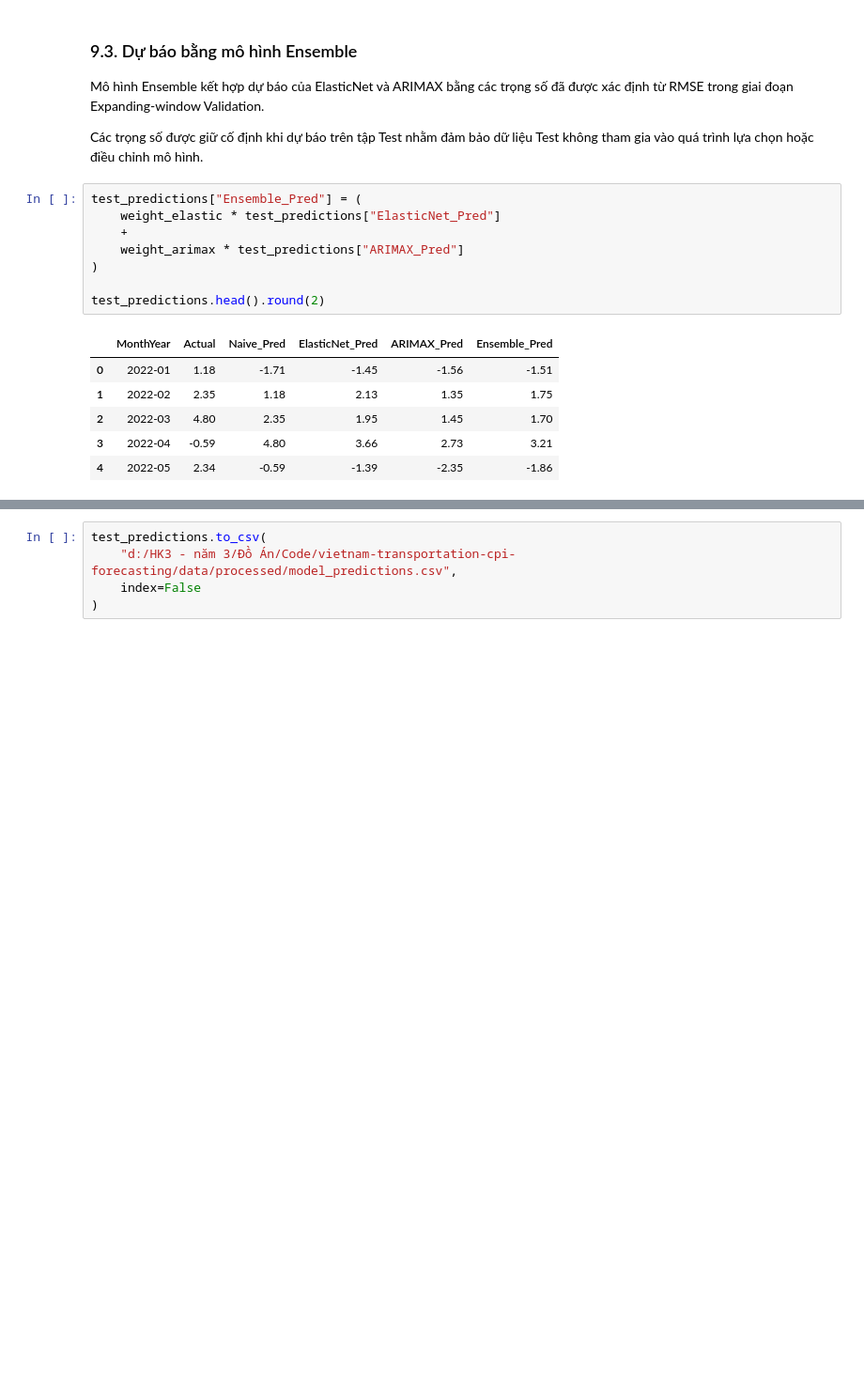
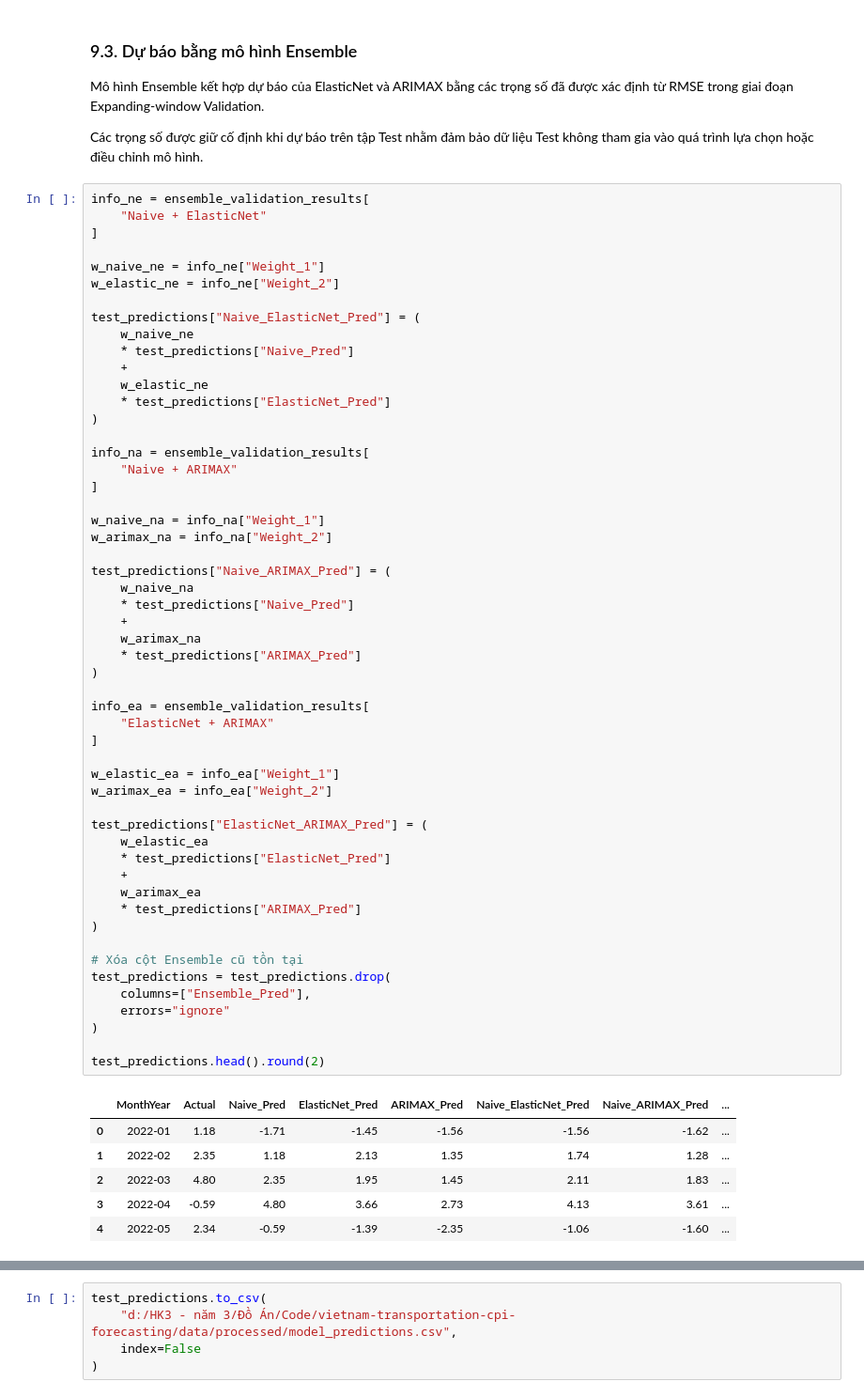
Before and after one commit to phuyen145/vietnam-transportation-cpi-forecasting, a Jupyter notebook: notebooks/09_modeling.ipynb, the cells around one changed output, grey strips where cells are left out. Shown at 94% size. Cells and saved outputs as stored; diff of their text form; blank space fills up the shorter version.

```diff
--- a/notebooks/09_modeling.ipynb
+++ b/notebooks/09_modeling.ipynb
@@ -961,20 +1271,65 @@ Mô hình Ensemble kết hợp dự báo của ElasticNet và ARIMAX bằng các
 
 Các trọng số được giữ cố định khi dự báo trên tập Test nhằm đảm bảo dữ liệu Test không tham gia vào quá trình lựa chọn hoặc điều chỉnh mô hình.
 # %%
-test_predictions["Ensemble_Pred"] = (
-    weight_elastic * test_predictions["ElasticNet_Pred"]
+info_ne = ensemble_validation_results[
+    "Naive + ElasticNet"
+]
+
+w_naive_ne = info_ne["Weight_1"]
+w_elastic_ne = info_ne["Weight_2"]
+
+test_predictions["Naive_ElasticNet_Pred"] = (
+    w_naive_ne
+    * test_predictions["Naive_Pred"]
     +
-    weight_arimax * test_predictions["ARIMAX_Pred"]
+    w_elastic_ne
+    * test_predictions["ElasticNet_Pred"]
+)
+
+info_na = ensemble_validation_results[
+    "Naive + ARIMAX"
+]
+
+w_naive_na = info_na["Weight_1"]
+w_arimax_na = info_na["Weight_2"]
+
+test_predictions["Naive_ARIMAX_Pred"] = (
+    w_naive_na
+    * test_predictions["Naive_Pred"]
+    +
+    w_arimax_na
+    * test_predictions["ARIMAX_Pred"]
+)
+
+info_ea = ensemble_validation_results[
+    "ElasticNet + ARIMAX"
+]
+
+w_elastic_ea = info_ea["Weight_1"]
+w_arimax_ea = info_ea["Weight_2"]
+
+test_predictions["ElasticNet_ARIMAX_Pred"] = (
+    w_elastic_ea
+    * test_predictions["ElasticNet_Pred"]
+    +
+    w_arimax_ea
+    * test_predictions["ARIMAX_Pred"]
+)
+
+# Xóa cột Ensemble cũ tồn tại
+test_predictions = test_predictions.drop(
+    columns=["Ensemble_Pred"],
+    errors="ignore"
 )
 
 test_predictions.head().round(2)
 # %% [output]
-|  | MonthYear | Actual | Naive_Pred | ElasticNet_Pred | ARIMAX_Pred | Ensemble_Pred |
-| 0 | 2022-01 | 1.18 | -1.71 | -1.45 | -1.56 | -1.51 |
-| 1 | 2022-02 | 2.35 | 1.18 | 2.13 | 1.35 | 1.75 |
-| 2 | 2022-03 | 4.80 | 2.35 | 1.95 | 1.45 | 1.70 |
-| 3 | 2022-04 | -0.59 | 4.80 | 3.66 | 2.73 | 3.21 |
-| 4 | 2022-05 | 2.34 | -0.59 | -1.39 | -2.35 | -1.86 |
+|  | MonthYear | Actual | Naive_Pred | ElasticNet_Pred | ARIMAX_Pred | Naive_ElasticNet_Pred | Naive_ARIMAX_Pred | ... |
+| 0 | 2022-01 | 1.18 | -1.71 | -1.45 | -1.56 | -1.56 | -1.62 | ... |
+| 1 | 2022-02 | 2.35 | 1.18 | 2.13 | 1.35 | 1.74 | 1.28 | ... |
+| 2 | 2022-03 | 4.80 | 2.35 | 1.95 | 1.45 | 2.11 | 1.83 | ... |
+| 3 | 2022-04 | -0.59 | 4.80 | 3.66 | 2.73 | 4.13 | 3.61 | ... |
+| 4 | 2022-05 | 2.34 | -0.59 | -1.39 | -2.35 | -1.06 | -1.60 | ... |
 # %%
 print("Số tháng Test:", len(test_predictions))
 print("Số giá trị thiếu:")
```
Also changed, not shown: parts of 22 cells of this notebook, 3 other files.
